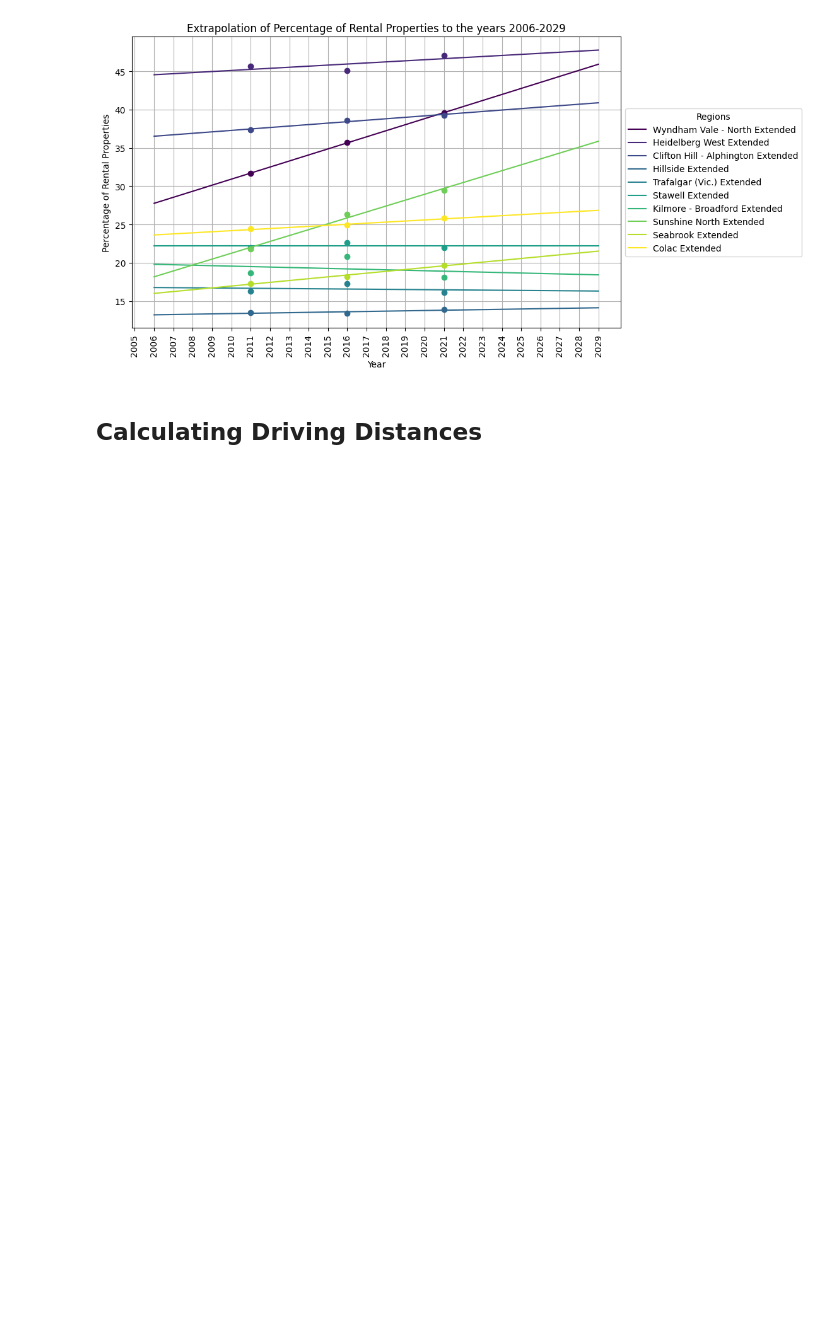
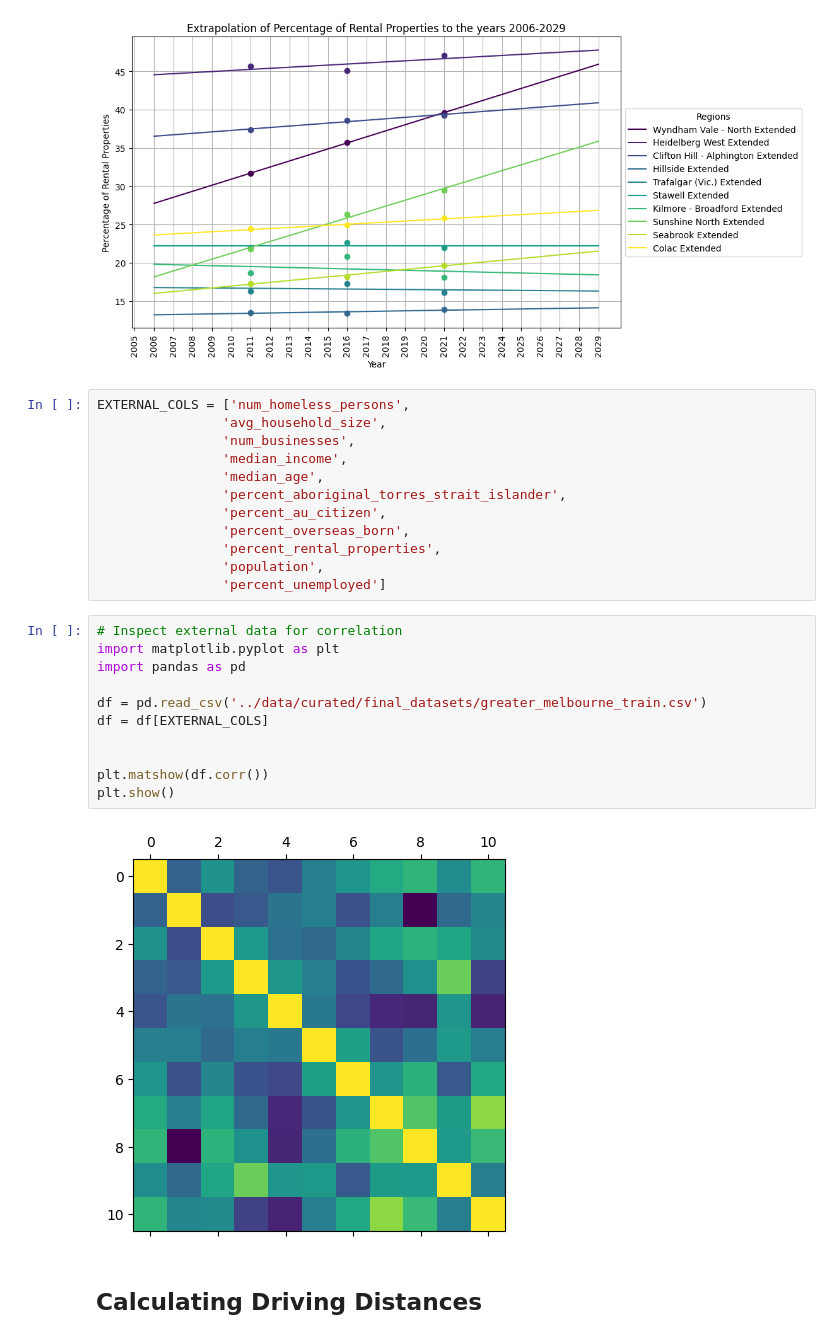
Before and after one commit to MAST30034-AppliedDataScience/project-2-group-real-estate-industry-project-31, a Jupyter notebook: notebooks/summary_notebook.ipynb, the cells around one changed output. Saved outputs shown, nothing was run; the diff lists cells and outputs as text; blank space fills up the shorter version.

```diff
--- a/notebooks/summary_notebook.ipynb
+++ b/notebooks/summary_notebook.ipynb
@@ -439,6 +439,31 @@ See the caveats in the documentation: https://pandas.pydata.org/pandas-docs/stab
   df[df < 0] = 0
 Rows with NaN values: ['Alps - East', 'Alps - West', 'Braeside', 'Clyde North - North', 'Essendon Airport', 'French Island', 'Lake King', 'Melbourne Airport', 'Moorabbin Airport', 'Royal Botanic Garde ...
 [figure]
+# %%
+EXTERNAL_COLS = ['num_homeless_persons',
+                'avg_household_size',
+                'num_businesses',
+                'median_income',
+                'median_age',
+                'percent_aboriginal_torres_strait_islander',
+                'percent_au_citizen',
+                'percent_overseas_born',
+                'percent_rental_properties',
+                'population',
+                'percent_unemployed']
+# %%
+# Inspect external data for correlation
+import matplotlib.pyplot as plt
+import pandas as pd
+
+df = pd.read_csv('../data/curated/final_datasets/greater_melbourne_train.csv')
+df = df[EXTERNAL_COLS]
+
+
+plt.matshow(df.corr())
+plt.show()
+# %% [output]
+[figure, added]
 # %% [markdown]
 ## Calculating Driving Distances
 # %%
```
Also changed, not shown: 1 other file.
